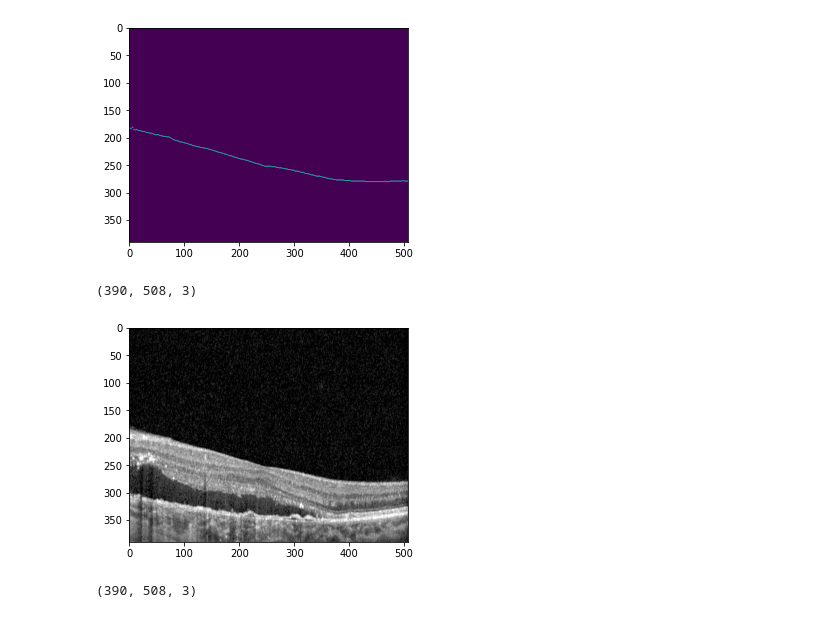
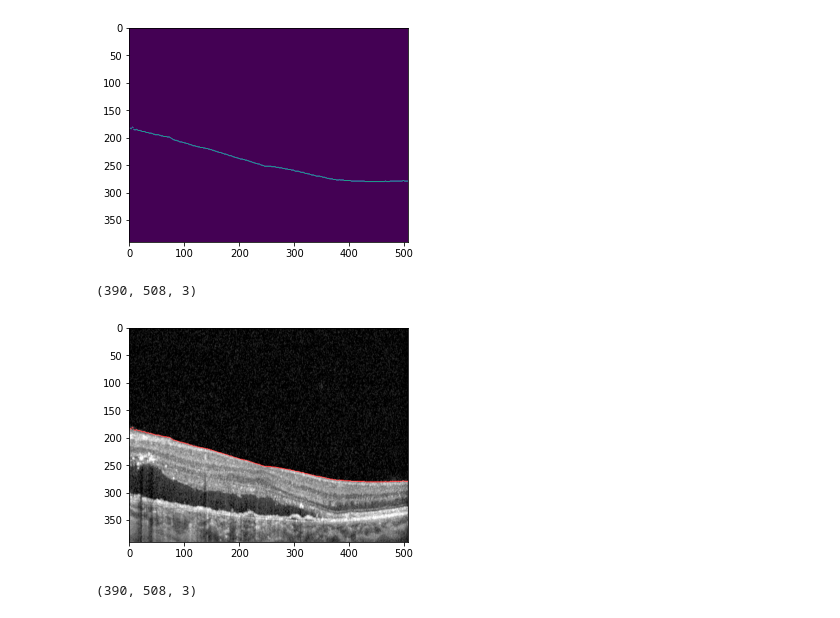
Before and after one commit to musman2012/imaging-research, a Jupyter notebook: OpenCV/ResearchPaperImplementation.ipynb, the cells around one changed output. Saved outputs shown, nothing was run; the diff lists cells and outputs as text; code cells hidden in the pictures.

```diff
--- a/OpenCV/ResearchPaperImplementation.ipynb
+++ b/OpenCV/ResearchPaperImplementation.ipynb
@@ -128,16 +128,16 @@ plt.show()
 # %%
 print(img.shape)
 img_ilm = img.copy()
 for position in ilm_pos:
   (row, col) = position
   img_ilm[row:row+2, col, 0] = 255
 
 fig = plt.figure(figsize=(5, 5))
-plt.imshow(img)
+plt.imshow(img_ilm)
 plt.show()
 # %% [output]
 (390, 508, 3)
-[figure, old version]
+[figure, new version]
 # %%
 print(filtered_img.shape)
 # %% [output]
```
Also changed, not shown: parts of 6 cells of this notebook.
